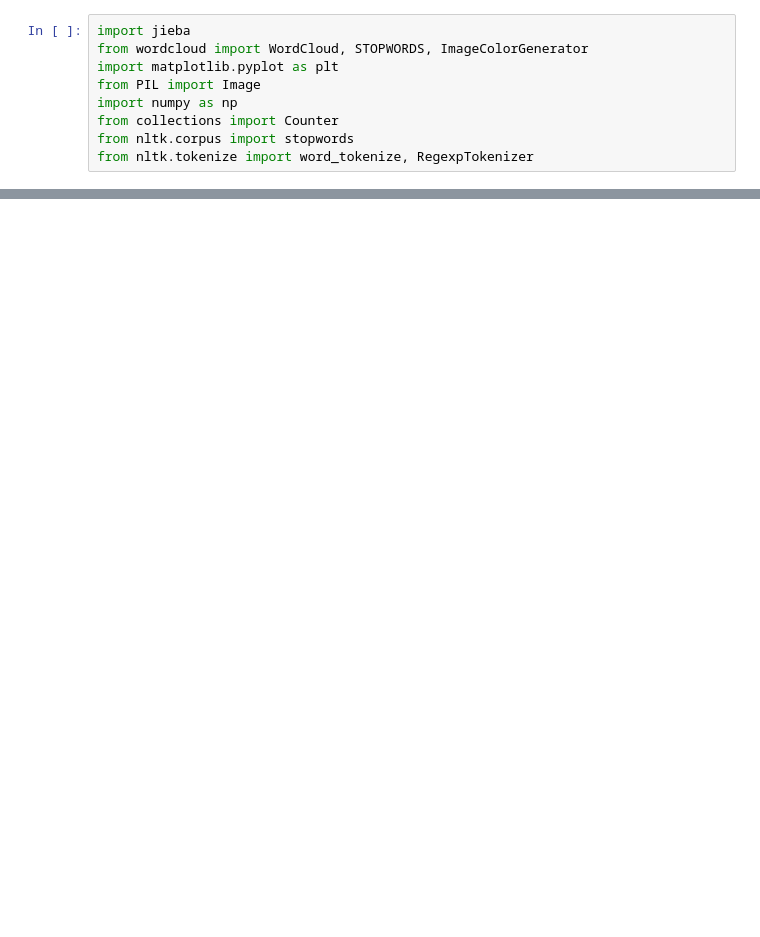
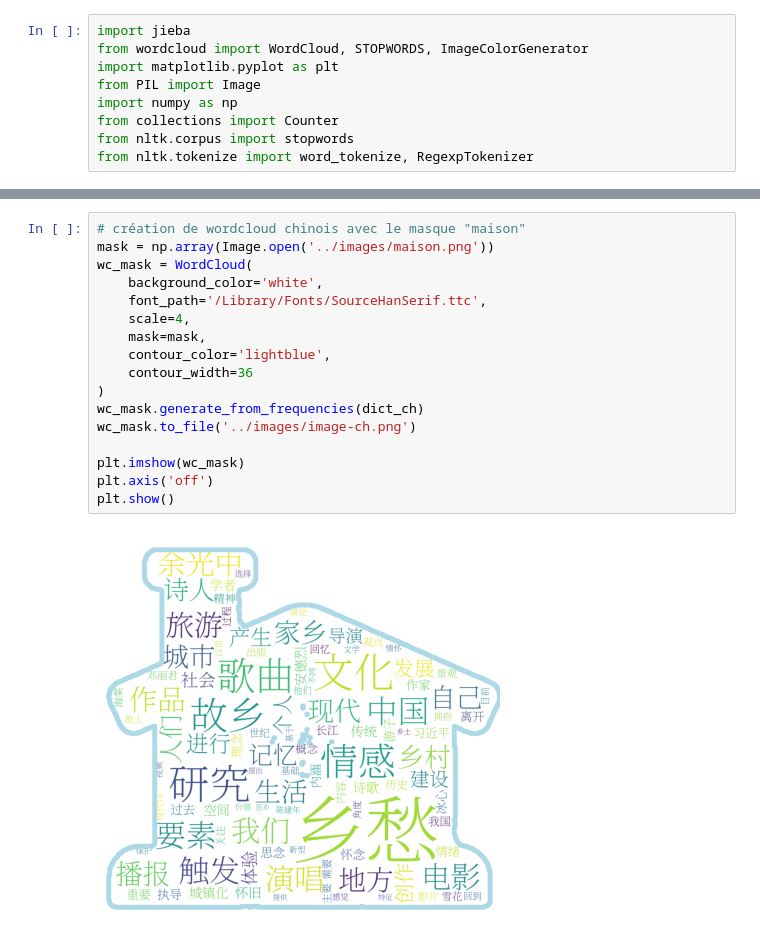
Before and after one commit to AnneSophie148/PROJET-PPE, a Jupyter notebook: programmes/seg-wc_CH_EN.ipynb, the cells around one changed output, grey strips where cells are left out. Saved outputs shown, nothing was run; the diff lists cells and outputs as text; blank space fills up the shorter version.

```diff
--- a/programmes/seg-wc_CH_EN.ipynb
+++ b/programmes/seg-wc_CH_EN.ipynb
@@ -166,0 +129,19 @@ except IOError as e:
+# %%
+# création de wordcloud chinois avec le masque "maison"
+mask = np.array(Image.open('../images/maison.png'))
+wc_mask = WordCloud(
+    background_color='white',
+    font_path='/Library/Fonts/SourceHanSerif.ttc',
+    scale=4,
+    mask=mask,
+    contour_color='lightblue',
+    contour_width=36
+)
+wc_mask.generate_from_frequencies(dict_ch)
+wc_mask.to_file('../images/image-ch.png')
+
+plt.imshow(wc_mask)
+plt.axis('off')
+plt.show()
+# %% [output]
+[figure, added]
```
Also changed, not shown: parts of 9 cells of this notebook, 10 other files.
